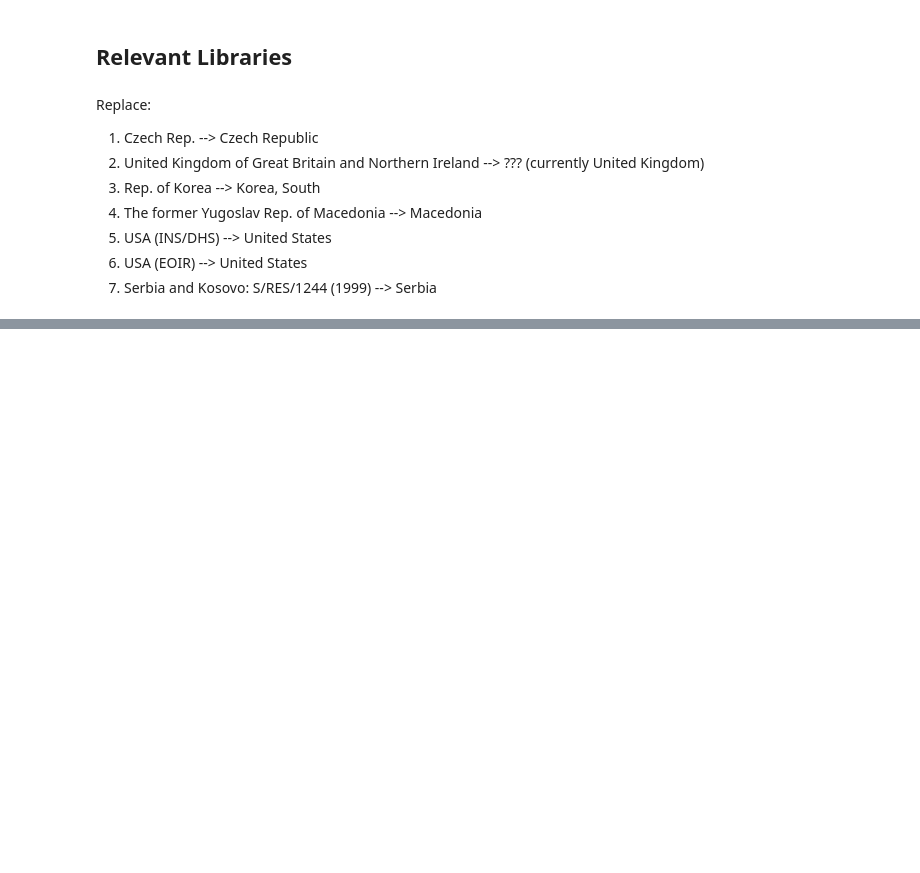
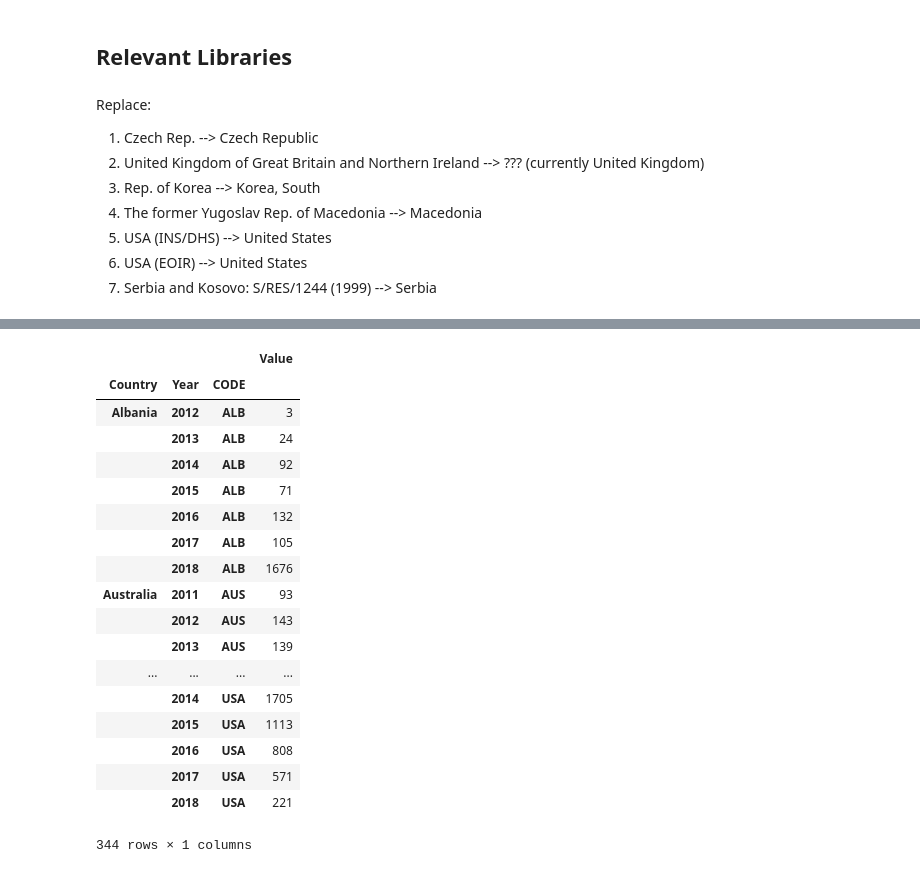
Before and after one commit to romansul/syrian-civil-war, a Jupyter notebook: Choropleth Map Refugee.ipynb, the cells around one changed output, grey strips where cells are left out. Cells and saved outputs as stored; diff of their text form; code cells hidden in the pictures; blank space fills up the shorter version.

```diff
--- a/Choropleth Map Refugee.ipynb
+++ b/Choropleth Map Refugee.ipynb
@@ -83,0 +86,31 @@ merged_df
+# %%
+# rename index column to 'Country'
+merged_df.rename(columns={'index': 'Country'}, inplace=True)
+
+# remove * and convert values to int values
+merged_df['Value'] = merged_df['Value'].apply(lambda x : 0 if x == '*' else int(x))
+
+# sum values and group each country by year
+total_df = pd.DataFrame(merged_df.groupby(['Country','Year','CODE']).agg({'Value':np.sum}))
+type(total_df)
+total_df
+# %% [output]
+|  |  |  | Value |
+| Country | Year | CODE |  |
+| Albania | 2012 | ALB | 3 |
+|  | 2013 | ALB | 24 |
+|  | 2014 | ALB | 92 |
+|  | 2015 | ALB | 71 |
+|  | 2016 | ALB | 132 |
+|  | 2017 | ALB | 105 |
+|  | 2018 | ALB | 1676 |
+| Australia | 2011 | AUS | 93 |
+|  | 2012 | AUS | 143 |
+|  | 2013 | AUS | 139 |
+| ... | ... | ... | ... |
+|  | 2014 | USA | 1705 |
+|  | 2015 | USA | 1113 |
+|  | 2016 | USA | 808 |
+|  | 2017 | USA | 571 |
+|  | 2018 | USA | 221 |
+344 rows × 1 columns
```
Also changed, not shown: parts of 2 cells of this notebook.
